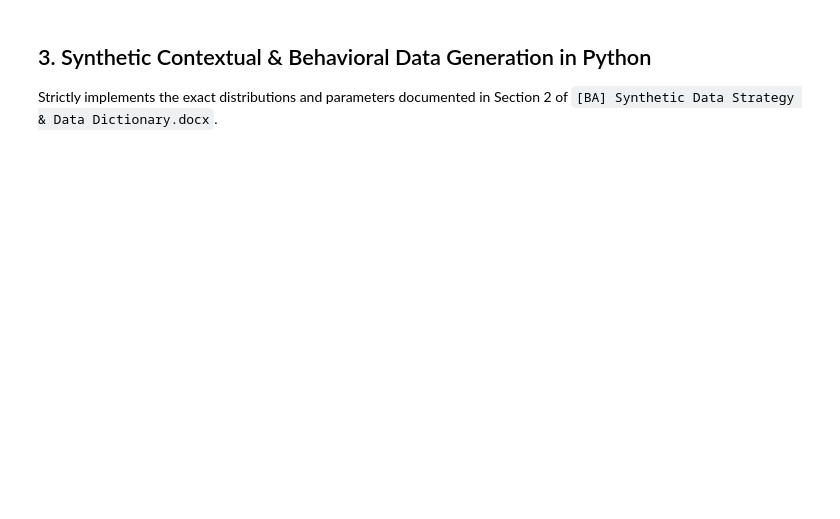
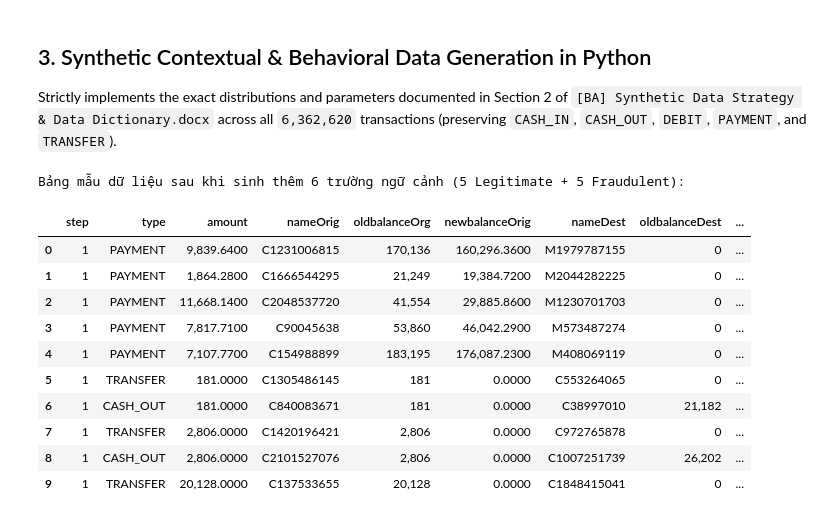
Before and after one commit to KietLe2504/Intro_to_BA, a Jupyter notebook: Module_1_Data_Generation.ipynb, the cells around one changed output. Drawn from its saved outputs; the diff is of its cells as text; code cells hidden in the pictures; blank space fills up the shorter version.

```diff
--- a/Module_1_Data_Generation.ipynb
+++ b/Module_1_Data_Generation.ipynb
@@ -11,5 +11,5 @@
 # %%
-# ===== [S0] Setup: libraries, configuration, number formatting, helpers (Matched with EDA Notebook) =====
+# ===== [S0] Setup: libraries, configuration, number formatting, helpers =====
 import os, textwrap, warnings
 import numpy as np
 import pandas as pd
@@ -21,17 +21,18 @@ from sklearn.metrics import roc_auc_score, average_precision_score
 warnings.filterwarnings("ignore")
 np.random.seed(42)
 
-# ---------- Configuration (Exact match with EDA-E-commerce_Fraud_Detection.ipynb) ----------
-SAMPLE_NROWS    = None        # None = WHOLE dataset (6,362,620 rows). Use 100 only to check syntax.
-DATA_PATH       = "/kaggle/input/datasets/rupakroy/online-payments-fraud-detection-dataset/PS_20174392719_1491204439457_log.csv"
+# ---------- Configuration (Retaining ALL 5 transaction types: CASH_IN, CASH_OUT, DEBIT, PAYMENT, TRANSFER) ----------
+SAMPLE_NROWS    = None        # None = WHOLE dataset (6,362,620 rows).
+DATA_PATH       = r"C:\LONG\Project\BA Project\PS_20174392719_1491204439457_log.csv"
 FLAG_THRESHOLD  = 200_000     # documented rule (dataset documentation): an attempt to TRANSFER more than 200,000 in one transaction
-MODEL_TYPES     = ["TRANSFER", "CASH_OUT"]   # types in which fraud occurs (verified in [Q2.2])
+TYPES           = ["CASH_IN", "CASH_OUT", "DEBIT", "PAYMENT", "TRANSFER"]
+MODEL_TYPES     = ["CASH_IN", "CASH_OUT", "DEBIT", "PAYMENT", "TRANSFER"]   # Full transaction stream retained
 FPR_GUARDRAIL   = 0.0151      # framing-document reference: global e-commerce false-positive rate (1.51%), measured BY VALUE
 ADDITIONAL_COST = 0.0         # KPI terms "fee or margin lost on false declines" and "review cost": not recorded in PaySim -> 0 by design
 K_VALUES        = [16, 100, 1_000]  # Precision@k (K = 16 alerts of current rule, 100, 1000)
 SPLIT_STEPS     = (504, 624)  # PROPOSED time-ordered windows: train = steps 1-504 (days 1-21), validation = 505-624 (days 22-26), test = 625-end (days 27-31)
 
-OUT_DIR = "/kaggle/working" if os.path.exists("/kaggle/working") else "./working"
+OUT_DIR = r"C:\LONG\Project\BA Project\outputs"
 for sub in ("tables", "figures"):
     os.makedirs(f"{OUT_DIR}/{sub}", exist_ok=True)
 
@@ -233,8 +253,8 @@ show(data_dictionary_df, "M1_3_synthetic_data_dictionary")
 # %% [markdown]
 ## 3. Synthetic Contextual & Behavioral Data Generation in Python
-Strictly implements the exact distributions and parameters documented in Section 2 of `[BA] Synthetic Data Strategy & Data Dictionary.docx`.
+Strictly implements the exact distributions and parameters documented in Section 2 of `[BA] Synthetic Data Strategy & Data Dictionary.docx` across all `6,362,620` transactions (preserving `CASH_IN`, `CASH_OUT`, `DEBIT`, `PAYMENT`, and `TRANSFER`).
 # %%
-# ===== [M1.4] Generate the 6 Synthetic Contextual Fields on PaySim Dataset =====
+# ===== [M1.4] Generate the 6 Synthetic Contextual Fields on Full PaySim Dataset (All 5 Transaction Types) =====
 def generate_synthetic_extension(df: pd.DataFrame, seed: int = 42) -> pd.DataFrame:
     """
     Generates the 6 contextual telemetry fields strictly following the Data Dictionary specifications.
@@ -246,10 +266,7 @@ def generate_synthetic_extension(df: pd.DataFrame, seed: int = 42) -> pd.DataFra
     n_legit = n_rows - n_fraud
 
     # 1. account_age_days: Integer, [1, 3650]
-    # isFraud = 0: Gamma(shape = 3.0, scale = 150.0), clipped at [1, 3650]
-    # isFraud = 1: Mixture 70% Exponential(scale = 25) and 30% Gamma(shape = 3.0, scale = 150.0), clipped at [1, 3650]
     age_legit = rng.gamma(shape=3.0, scale=150.0, size=n_legit)
-
     young_mask = rng.random(n_fraud) < 0.70
     age_fraud = np.empty(n_fraud, dtype=np.float64)
     age_fraud[young_mask] = rng.exponential(scale=25.0, size=int(young_mask.sum()))
@@ -261,53 +278,62 @@ def generate_synthetic_extension(df: pd.DataFrame, seed: int = 42) -> pd.DataFra
     df["account_age_days"] = account_age_days
 
     # 2. device_trust_score: Float, [0.0, 1.0]
-    # isFraud = 0: Beta(alpha = 8, beta = 2)
-    # isFraud = 1: Beta(alpha = 2, beta = 6)
     device_trust_score = np.empty(n_rows, dtype=np.float32)
     device_trust_score[~is_fraud] = rng.beta(a=8.0, b=2.0, size=n_legit).astype(np.float32)
     device_trust_score[is_fraud] = rng.beta(a=2.0, b=6.0, size=n_fraud).astype(np.float32)
     df["device_trust_score"] = np.clip(device_trust_score, 0.0, 1.0)
 
     # 3. is_new_device: Integer (Binary), {0, 1}
-    # isFraud = 0: Bernoulli(p = 0.08)
-    # isFraud = 1: Bernoulli(p = 0.72)
     is_new_device = np.empty(n_rows, dtype=np.int8)
     is_new_device[~is_fraud] = (rng.random(n_legit) < 0.08).astype(np.int8)
     is_new_device[is_fraud] = (rng.random(n_fraud) < 0.72).astype(np.int8)
     df["is_new_device"] = is_new_device
 
     # 4. ip_billing_distance_km: Float, [0.0, 15000.0]
-    # isFraud = 0: Log-normal(mu = 2.5, sigma = 1.2) mixed with 3% Uniform[500, 5000]
-    # isFraud = 1: Log-normal(mu = 6.2, sigma = 1.5), clipped at 15,000 km
     dist_legit = rng.lognormal(mean=2.5, sigma=1.2, size=n_legit)
     outlier_mask = rng.random(n_legit) < 0.03
     dist_legit[outlier_mask] = rng.uniform(low=500.0, high=5000.0, size=int(outlier_mask.sum()))
-
     dist_fraud = rng.lognormal(mean=6.2, sigma=1.5, size=n_fraud)
 
     ip_billing_distance_km = np.empty(n_rows, dtype=np.float32)
     ip_billing_distance_km[~is_fraud] = np.clip(dist_legit, 0.0, 15000.0).astype(np.float32)
     ip_billing_distance_km[is_fraud] = np.clip(dist_fraud, 0.0, 15000.0).astype(np.float32)
     df["ip_billing_distance_km"] = ip_billing_distance_km
 
     # 5. shipping_billing_mismatch: Integer (Binary), {0, 1}
-    # isFraud = 0: Bernoulli(p = 0.05)
-    # isFraud = 1: Bernoulli(p = 0.60)
     shipping_billing_mismatch = np.empty(n_rows, dtype=np.int8)
     shipping_billing_mismatch[~is_fraud] = (rng.random(n_legit) < 0.05).astype(np.int8)
     shipping_billing_mismatch[is_fraud] = (rng.random(n_fraud) < 0.60).astype(np.int8)
     df["shipping_billing_mismatch"] = shipping_billing_mismatch
 
     # 6. failed_auth_attempts_24h: Integer, [0, 15]
-    # isFraud = 0: Poisson(lambda = 0.15), clipped at 15
-    # isFraud = 1: Poisson(lambda = 2.8), clipped at 15
     failed_auth = np.empty(n_rows, dtype=np.int8)
     failed_auth[~is_fraud] = np.clip(rng.poisson(lam=0.15, size=n_legit), 0, 15).astype(np.int8)
     failed_auth[is_fraud] = np.clip(rng.poisson(lam=2.80, size=n_fraud), 0, 15).astype(np.int8)
     df["failed_auth_attempts_24h"] = failed_auth
 
     return df
 
 raw = generate_synthetic_extension(raw, seed=42)
-display(raw.head(10))
+
+sample_preview = pd.concat([
+    raw[raw["isFraud"] == 0].head(5),
+    raw[raw["isFraud"] == 1].head(5)
+], ignore_index=True)
+
+print("Bảng mẫu dữ liệu sau khi sinh thêm 6 trường ngữ cảnh (5 Legitimate + 5 Fraudulent):")
+show(sample_preview, "M1_4_augmented_sample_preview", decimals=4, index=False)
+# %% [output]
+Bảng mẫu dữ liệu sau khi sinh thêm 6 trường ngữ cảnh (5 Legitimate + 5 Fraudulent):
+|  | step | type | amount | nameOrig | oldbalanceOrg | newbalanceOrig | nameDest | oldbalanceDest | ... |
+| 0 | 1 | PAYMENT | 9,839.6400 | C1231006815 | 170,136 | 160,296.3600 | M1979787155 | 0 | ... |
+| 1 | 1 | PAYMENT | 1,864.2800 | C1666544295 | 21,249 | 19,384.7200 | M2044282225 | 0 | ... |
+| 2 | 1 | PAYMENT | 11,668.1400 | C2048537720 | 41,554 | 29,885.8600 | M1230701703 | 0 | ... |
+| 3 | 1 | PAYMENT | 7,817.7100 | C90045638 | 53,860 | 46,042.2900 | M573487274 | 0 | ... |
+| 4 | 1 | PAYMENT | 7,107.7700 | C154988899 | 183,195 | 176,087.2300 | M408069119 | 0 | ... |
+| 5 | 1 | TRANSFER | 181.0000 | C1305486145 | 181 | 0.0000 | C553264065 | 0 | ... |
+| 6 | 1 | CASH_OUT | 181.0000 | C840083671 | 181 | 0.0000 | C38997010 | 21,182 | ... |
+| 7 | 1 | TRANSFER | 2,806.0000 | C1420196421 | 2,806 | 0.0000 | C972765878 | 0 | ... |
+| 8 | 1 | CASH_OUT | 2,806.0000 | C2101527076 | 2,806 | 0.0000 | C1007251739 | 26,202 | ... |
+| 9 | 1 | TRANSFER | 20,128.0000 | C137533655 | 20,128 | 0.0000 | C1848415041 | 0 | ... |
 # %%
```
Also changed, not shown: parts of 7 cells of this notebook, 2 other files.
